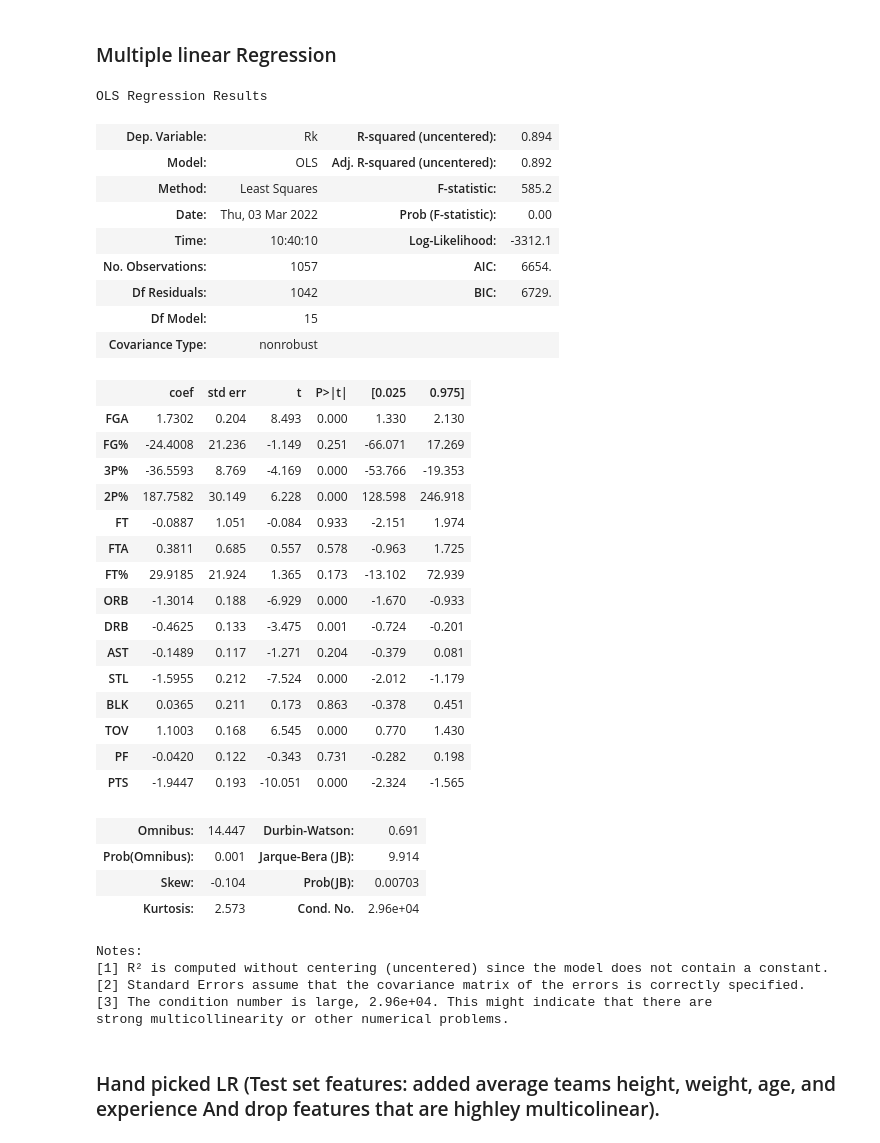
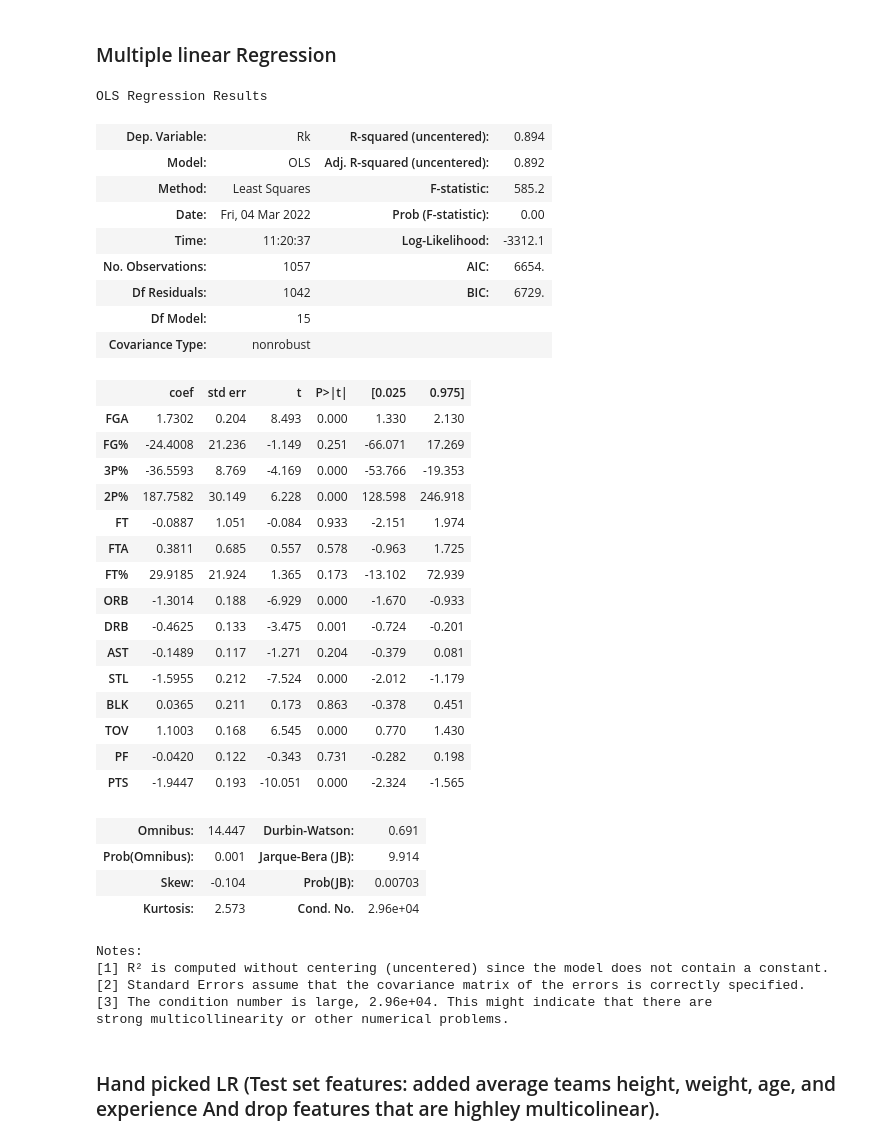
Before and after one commit to HarperJ102986/NBA_Season_Wins, a Jupyter notebook: NBA_Season_Wins.ipynb, the cells around one changed output. Cells and saved outputs as stored; diff of their text form; code cells hidden in the pictures.

```diff
--- a/NBA_Season_Wins.ipynb
+++ b/NBA_Season_Wins.ipynb
@@ -353,22 +391,22 @@ frame.head()
 # %% [markdown]
 ### Multiple linear Regression
 # %%
-X = frame.drop(['Rk','Team', 'MP', 'G', 'FG', '3P', '2P', '3PA', '2PA', 'TRB'], axis=1)
-y = frame['Rk']
+X2 = frame.drop(['Rk','Team', 'MP', 'G', 'FG', '3P', '2P', '3PA', '2PA', 'TRB'], axis=1)
+y2 = frame['Rk']
 # %%
 from sklearn.preprocessing import StandardScaler
 scaler = StandardScaler()
 # %%
-MR_model = sm.OLS(endog=y, exog=X).fit()
+MR_model2 = sm.OLS(endog=y2, exog=X2).fit()
 # %%
-MR_model.summary()
+MR_model2.summary()
 # %% [output]
 OLS Regression Results
 | Dep. Variable: | Rk | R-squared (uncentered): | 0.894 |
 | Model: | OLS | Adj. R-squared (uncentered): | 0.892 |
 | Method: | Least Squares | F-statistic: | 585.2 |
-| Date: | Thu, 03 Mar 2022 | Prob (F-statistic): | 0.00 |
-| Time: | 10:40:10 | Log-Likelihood: | -3312.1 |
+| Date: | Fri, 04 Mar 2022 | Prob (F-statistic): | 0.00 |
+| Time: | 11:20:37 | Log-Likelihood: | -3312.1 |
 | No. Observations: | 1057 | AIC: | 6654. |
 | Df Residuals: | 1042 | BIC: | 6729. |
 | Df Model: | 15 |  |  |
```
Also changed, not shown: parts of 26 cells of this notebook.
